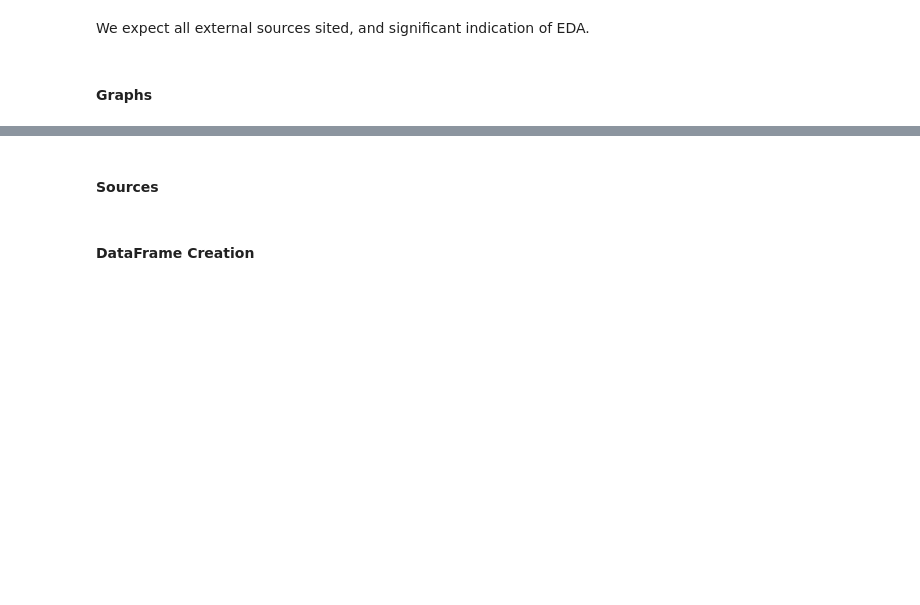
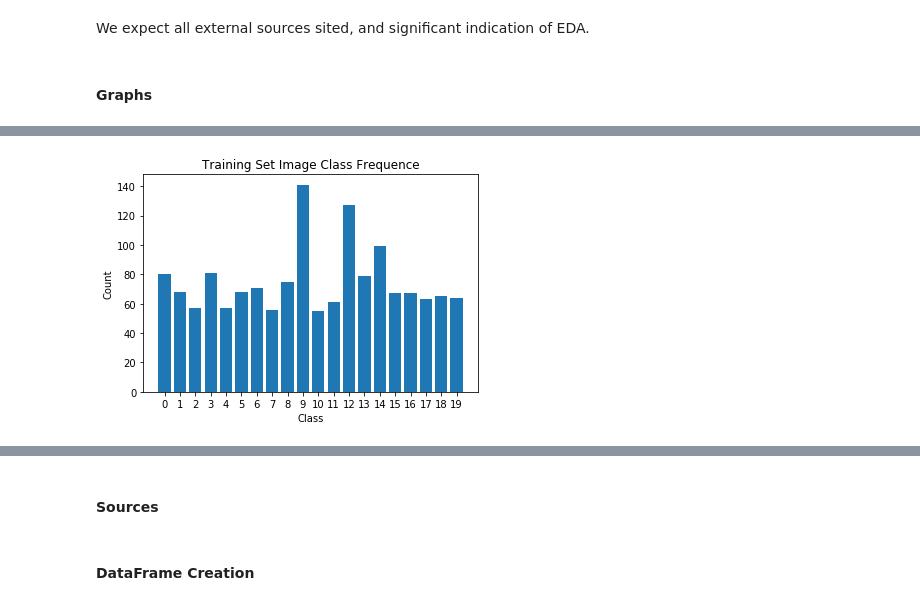
Before and after one commit to Chazzzzzzz/data100-final-project-2019, a Jupyter notebook: GradProject_NB2.ipynb, the cells around one changed output, grey strips where cells are left out. Drawn from its saved outputs; the diff is of its cells as text; code cells hidden in the pictures; blank space fills up the shorter version.

```diff
--- a/GradProject_NB2.ipynb
+++ b/GradProject_NB2.ipynb
@@ -126,0 +114,10 @@ len(kps)
+# %%
+group_count = train.groupby("Encoding").size()
+plt.bar(group_count.index, group_count.values)
+plt.xticks(np.arange(20))
+plt.xlabel("Class")
+plt.ylabel("Count")
+plt.title("Training Set Image Class Frequence")
+plt.show()
+# %% [output]
+[figure, added]
```
Also changed, not shown: parts of 17 cells of this notebook, 3 other files.
